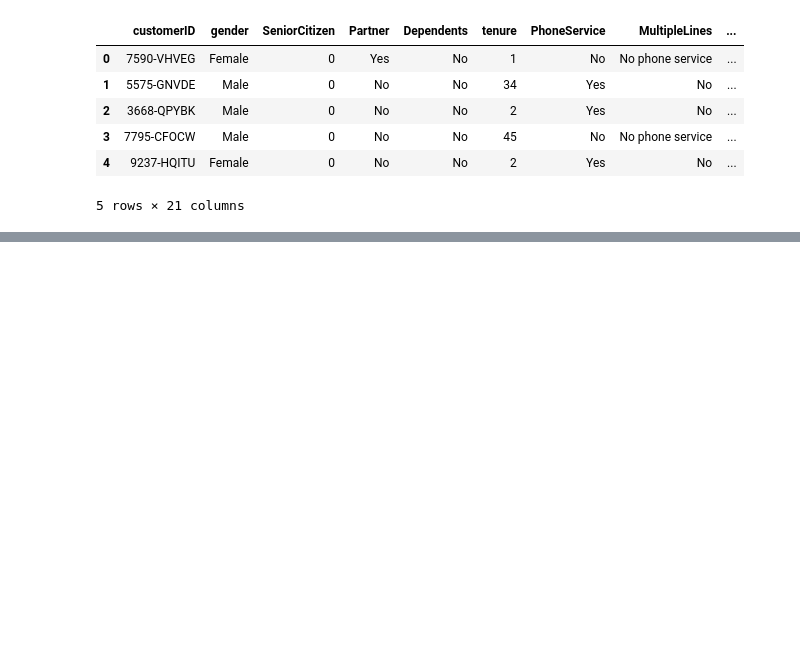
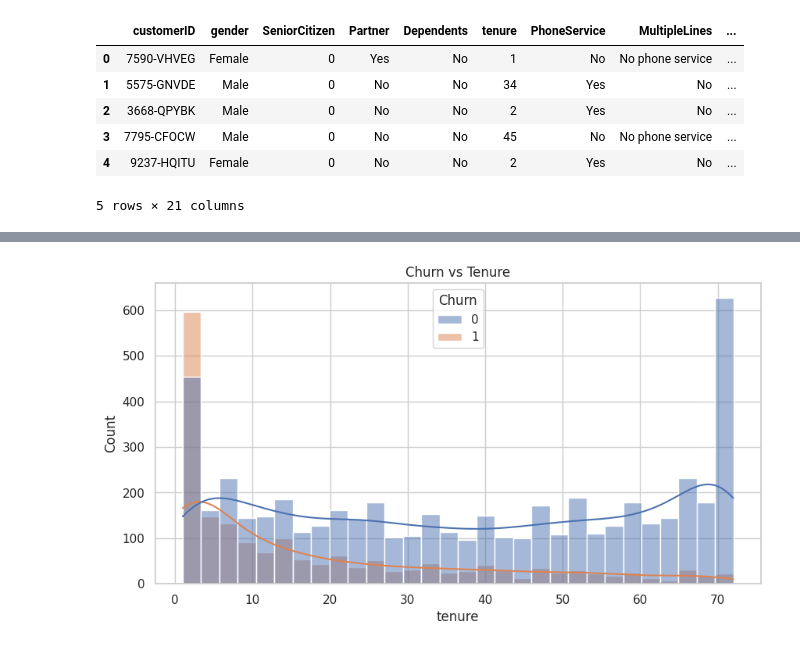
Before and after one commit to DEVAPRAKSAM/Customer-Churn-ML, a Jupyter notebook: ChurnPrediction.ipynb, the cells around one changed output, grey strips where cells are left out. Saved outputs shown, nothing was run; the diff lists cells and outputs as text; code cells hidden in the pictures; blank space fills up the shorter version.

```diff
--- a/ChurnPrediction.ipynb
+++ b/ChurnPrediction.ipynb
@@ -21,0 +85,7 @@ df.head()
+# %%
+plt.figure(figsize=(10, 5))
+sns.histplot(data=df, x='tenure', hue='Churn', kde=True, bins=30)
+plt.title("Churn vs Tenure")
+plt.show()
+# %% [output]
+[figure, added]
```
Also changed, not shown: parts of 12 cells of this notebook.
